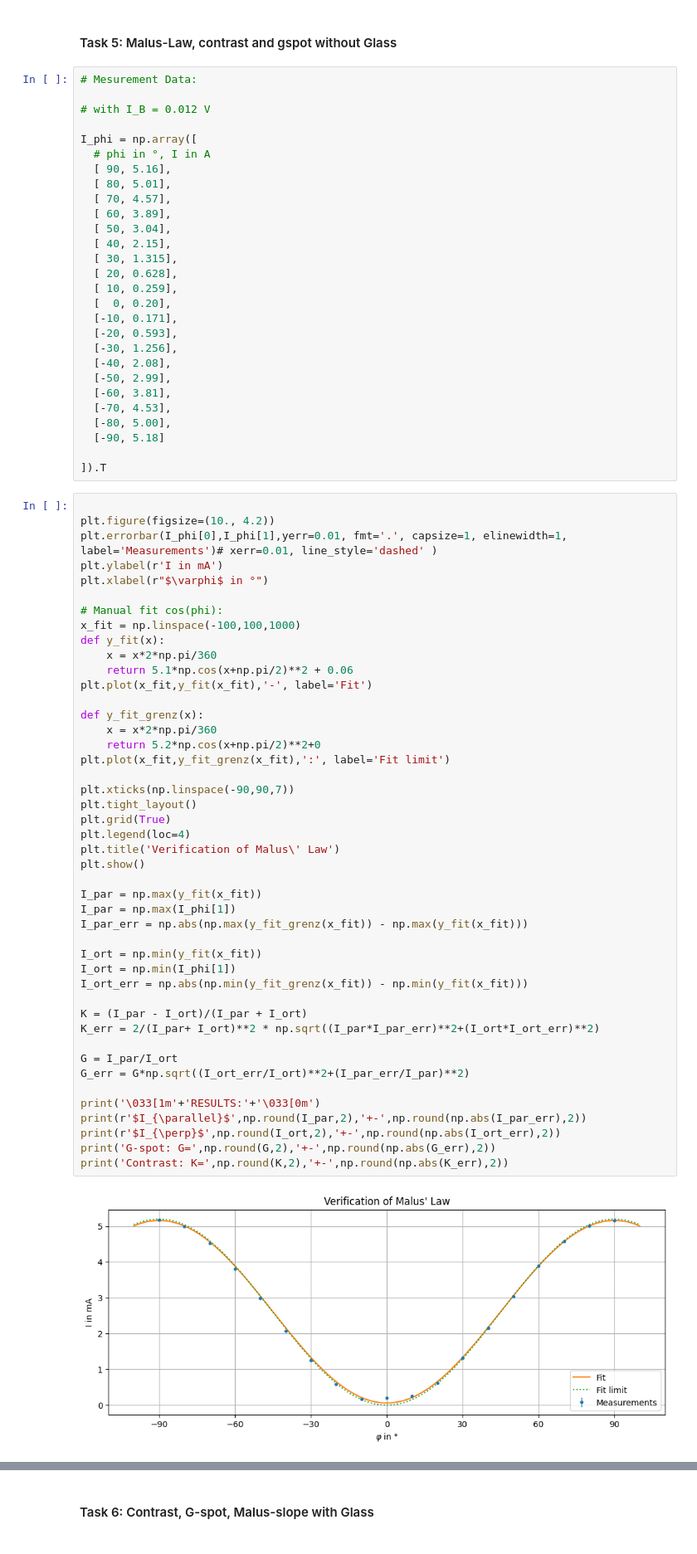
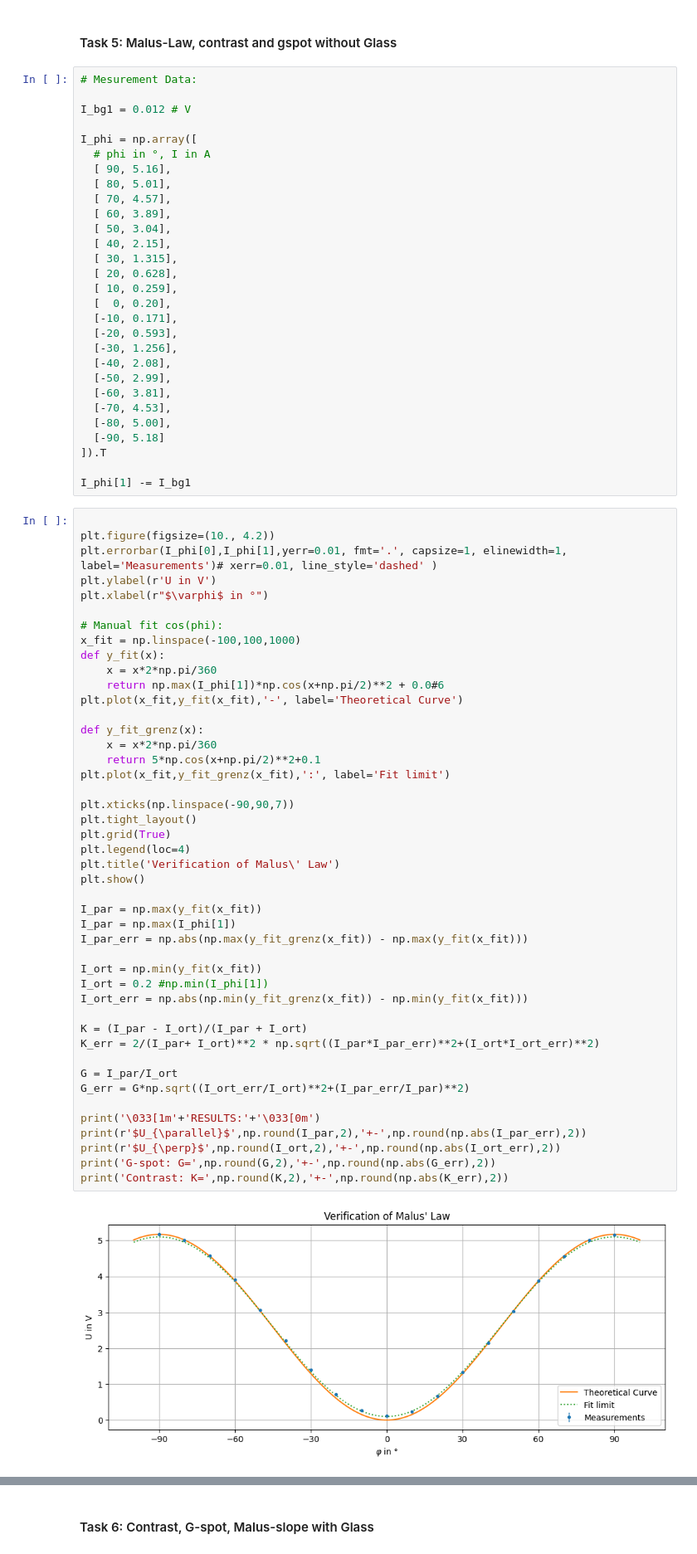
Before and after one commit to cembomembo/FP-Faraday, a Jupyter notebook: Evaluation/evaluation.ipynb, the cells around one changed output, grey strips where cells are left out. Shown at 83% size. Drawn from its saved outputs; the diff is of its cells as text.

```diff
--- a/Evaluation/evaluation.ipynb
+++ b/Evaluation/evaluation.ipynb
@@ -119,7 +119,7 @@ $\rightarrow B_{AC Ampl}(I) = [-0.8 \pm 0.3] + I \cdot [14.0 \pm 0.5] \: mT$
 # %%
 # Mesurement Data:
 
-# with I_B = 0.012 V
+I_bg1 = 0.012 # V
 
 I_phi = np.array([
   # phi in °, I in A
@@ -142,53 +142,54 @@ I_phi = np.array([
   [-70, 4.53],
   [-80, 5.00],
   [-90, 5.18]
+]).T
 
-]).T
+I_phi[1] -= I_bg1
 # %%
 
 plt.figure(figsize=(10., 4.2))
 plt.errorbar(I_phi[0],I_phi[1],yerr=0.01, fmt='.', capsize=1, elinewidth=1, label='Measurements')# xerr=0.01, line_style='dashed' )
-plt.ylabel(r'I in mA')
+plt.ylabel(r'U in V')
 plt.xlabel(r"$\varphi$ in °")
 
 # Manual fit cos(phi):
 x_fit = np.linspace(-100,100,1000)
 def y_fit(x):
     x = x*2*np.pi/360
-    return 5.1*np.cos(x+np.pi/2)**2 + 0.06
-plt.plot(x_fit,y_fit(x_fit),'-', label='Fit')
+    return np.max(I_phi[1])*np.cos(x+np.pi/2)**2 + 0.0#6
+plt.plot(x_fit,y_fit(x_fit),'-', label='Theoretical Curve')
 
 def y_fit_grenz(x):
     x = x*2*np.pi/360
-    return 5.2*np.cos(x+np.pi/2)**2+0
+    return 5*np.cos(x+np.pi/2)**2+0.1
 plt.plot(x_fit,y_fit_grenz(x_fit),':', label='Fit limit')
 
 plt.xticks(np.linspace(-90,90,7))
 plt.tight_layout()
 plt.grid(True)
 plt.legend(loc=4)
 plt.title('Verification of Malus\' Law')
 plt.show()
 
 I_par = np.max(y_fit(x_fit))
 I_par = np.max(I_phi[1])
 I_par_err = np.abs(np.max(y_fit_grenz(x_fit)) - np.max(y_fit(x_fit)))
 
 I_ort = np.min(y_fit(x_fit))
-I_ort = np.min(I_phi[1])
+I_ort = 0.2 #np.min(I_phi[1])
 I_ort_err = np.abs(np.min(y_fit_grenz(x_fit)) - np.min(y_fit(x_fit)))
 
 K = (I_par - I_ort)/(I_par + I_ort)
 K_err = 2/(I_par+ I_ort)**2 * np.sqrt((I_par*I_par_err)**2+(I_ort*I_ort_err)**2)
 
 G = I_par/I_ort
 G_err = G*np.sqrt((I_ort_err/I_ort)**2+(I_par_err/I_par)**2)
 
 print('\033[1m'+'RESULTS:'+'\033[0m')
-print(r'$I_{\parallel}$',np.round(I_par,2),'+-',np.round(np.abs(I_par_err),2))
-print(r'$I_{\perp}$',np.round(I_ort,2),'+-',np.round(np.abs(I_ort_err),2))
+print(r'$U_{\parallel}$',np.round(I_par,2),'+-',np.round(np.abs(I_par_err),2))
+print(r'$U_{\perp}$',np.round(I_ort,2),'+-',np.round(np.abs(I_ort_err),2))
 print('G-spot: G=',np.round(G,2),'+-',np.round(np.abs(G_err),2))
 print('Contrast: K=',np.round(K,2),'+-',np.round(np.abs(K_err),2))
 # %% [output]
-[figure, old version]
+[figure, new version]
 RESULTS:
```
Also changed, not shown: parts of 9 cells of this notebook, 4 other files.
